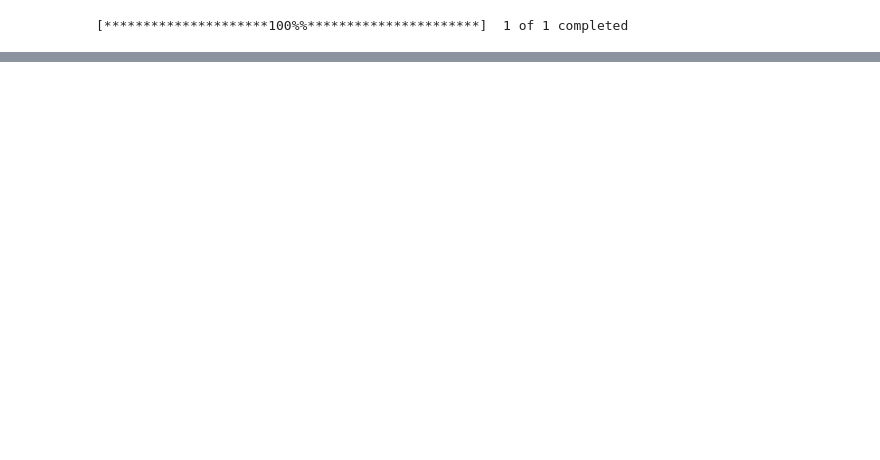
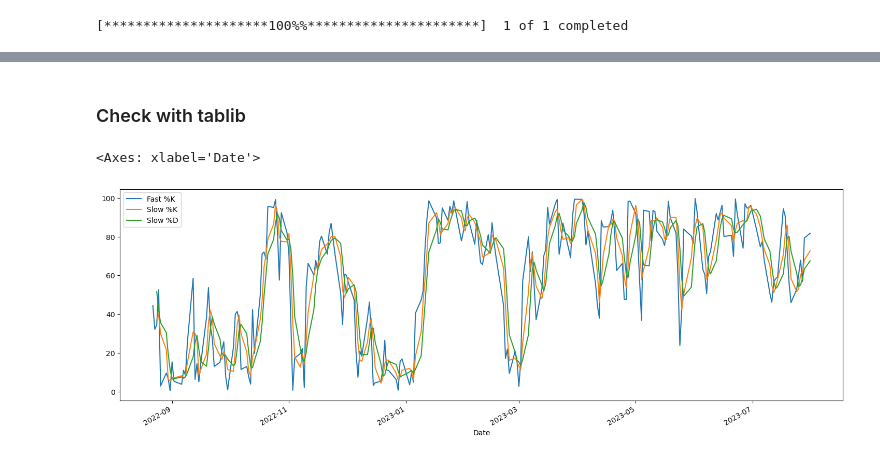
Before and after one commit to ansingh16/risk-management, a Jupyter notebook: Stock_analysis.ipynb, the cells around one changed output, grey strips where cells are left out. Drawn from its saved outputs; the diff is of its cells as text; code cells hidden in the pictures; blank space fills up the shorter version.

```diff
--- a/Stock_analysis.ipynb
+++ b/Stock_analysis.ipynb
@@ -268,0 +371,14 @@ Text(0.5, 1.0, 'AAPL')
+# %% [markdown]
+### Check with tablib
+# %%
+stocks['Fast %K'],stocks['Fast %D'] = talib.STOCHF(stocks['High'].values,
+stocks['Low'].values, stocks['Close'].values, fastk_period=14, fastd_period=3)
+
+stocks['Slow %K'], stocks['Slow %D'] = talib.STOCH(stocks['High'].values,
+stocks['Low'].values,  stocks['Close'].values, fastk_period=14,
+slowk_period=3, slowd_period=3)
+
+stocks[['Fast %K','Slow %K','Slow %D']].plot(figsize=(18,6))
+# %% [output]
+<Axes: xlabel='Date'>
+[figure, added]
```
Also changed, not shown: parts of 8 cells of this notebook, 2 other files.
